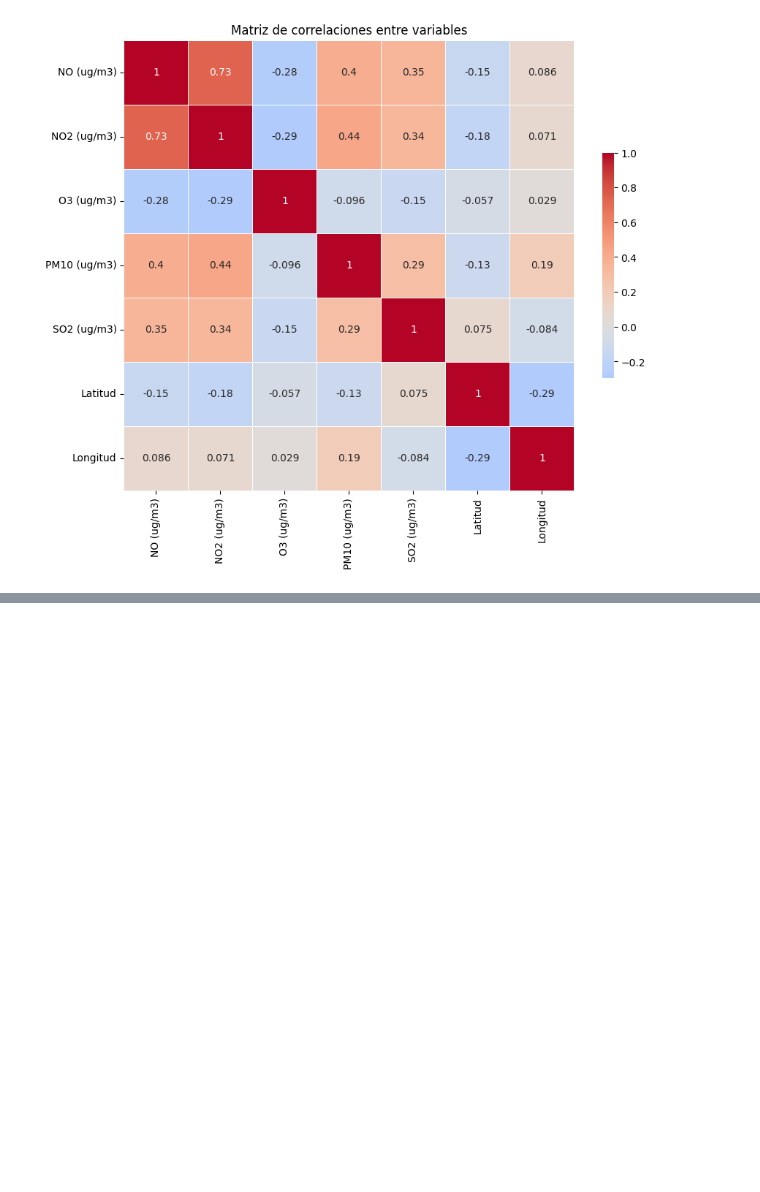
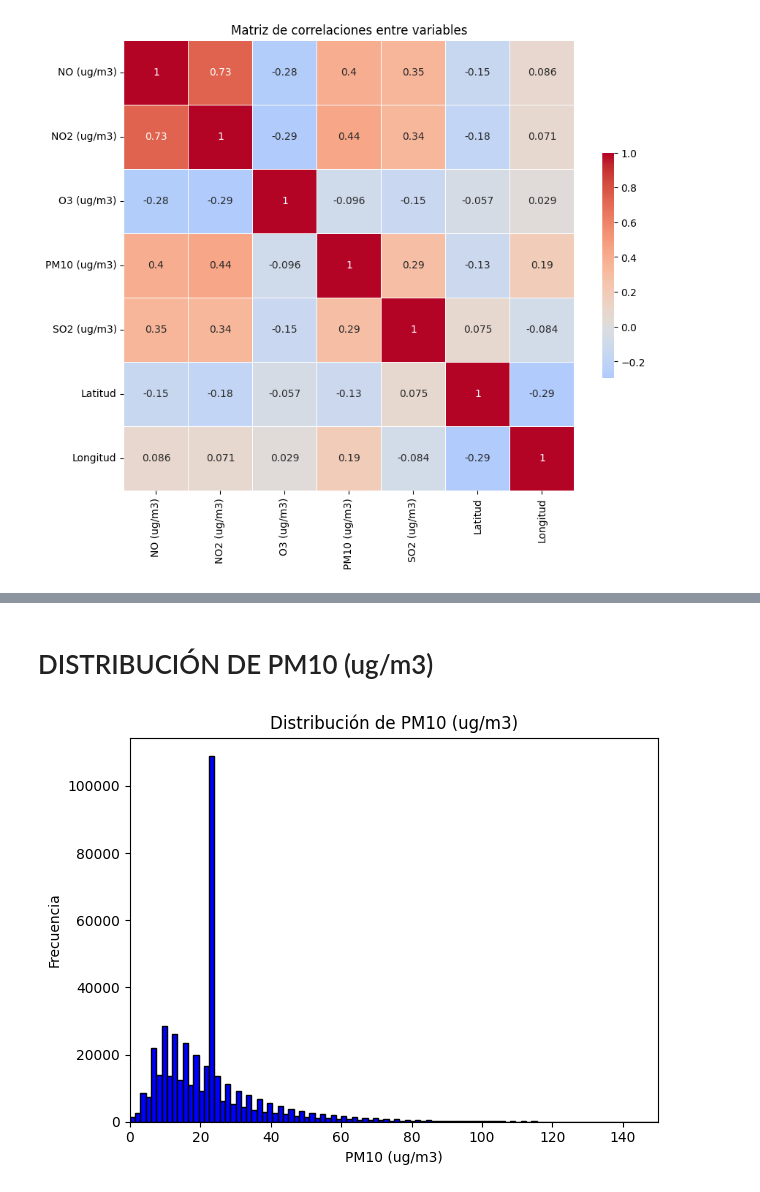
Before and after one commit to RuthCMoreno/Diplomado_IA, a Jupyter notebook: Tarea_Guia_EDA_Python.ipynb, the cells around one changed output, grey strips where cells are left out. Cells and saved outputs as stored; diff of their text form; code cells hidden in the pictures; blank space fills up the shorter version.

```diff
--- a/Tarea_Guia_EDA_Python.ipynb
+++ b/Tarea_Guia_EDA_Python.ipynb
@@ -435,0 +475,12 @@ Improve your data and profiling with ydata-sdk, featuring data quality scoring,
+# %% [markdown]
+# DISTRIBUCIÓN DE PM10 (ug/m3)
+# %%
+plt.hist(calidad_aire['PM10 (ug/m3)'], bins=100, range=(0, 150), color='blue', edgecolor='black')
+plt.title('Distribución de PM10 (ug/m3)')
+plt.xlabel('PM10 (ug/m3)')
+plt.ylabel('Frecuencia')
+plt.xlim(0,150)
+plt.tight_layout()
+plt.show()
+# %% [output]
+[figure, added]
```
Also changed, not shown: parts of 15 cells of this notebook.
